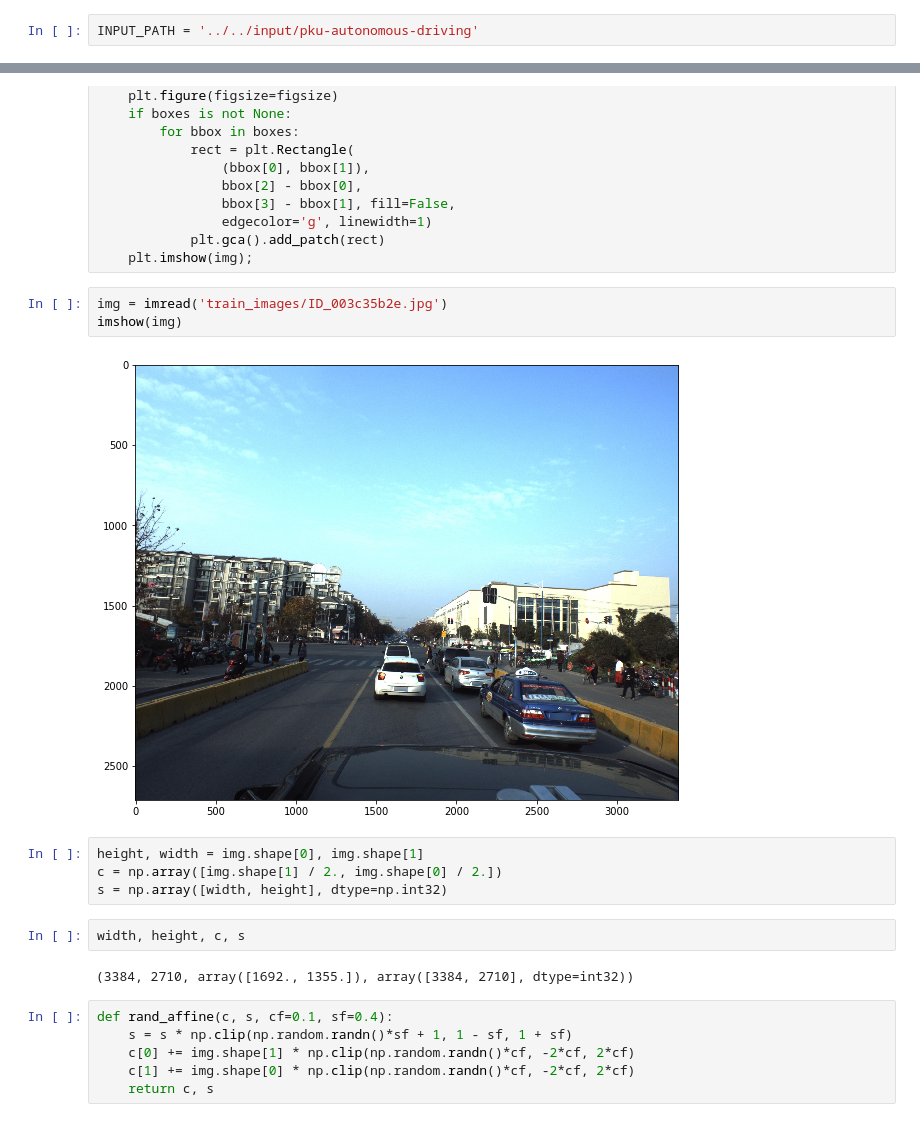
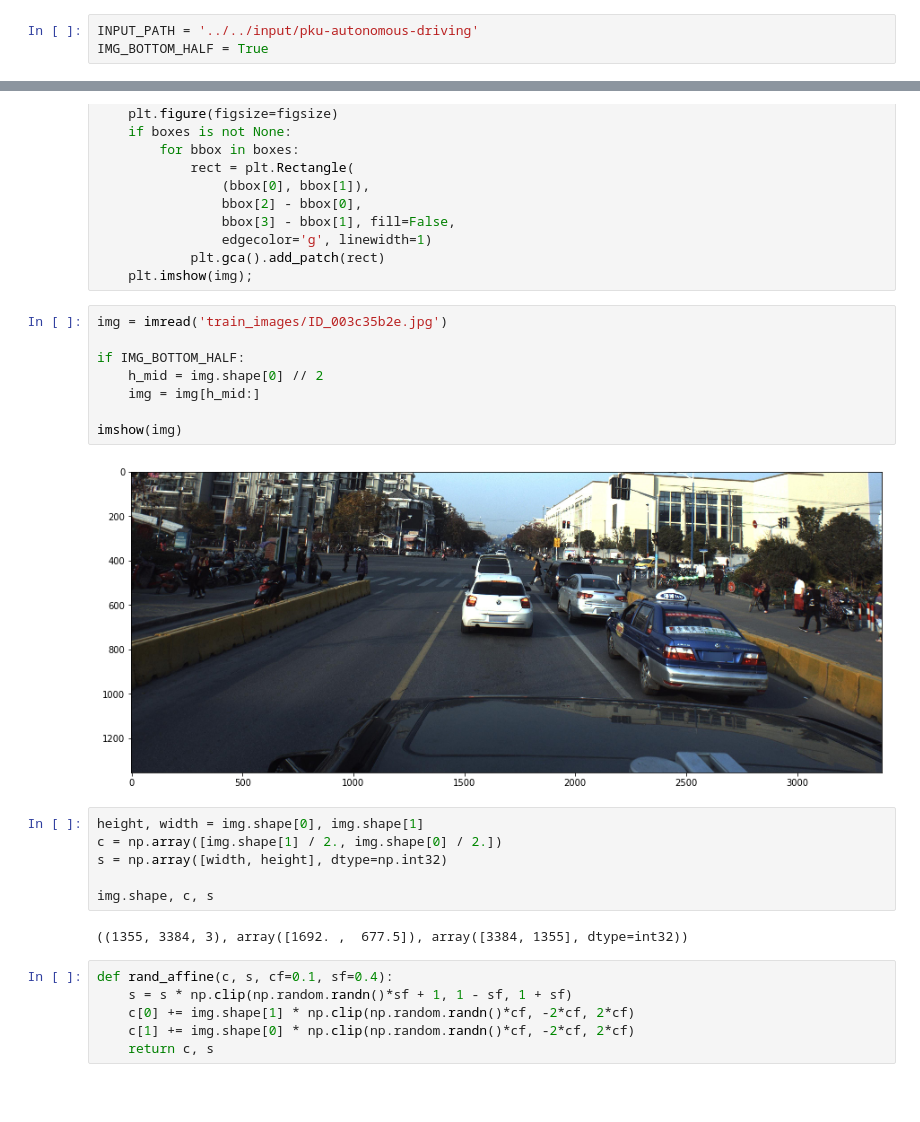
Before and after one commit to dmitry-vorobiev/kaggle-pku-autonomous-driving-centernet, a Jupyter notebook: notebooks/heatmap.ipynb, the cells around one changed output, grey strips where cells are left out. Cells and saved outputs as stored; diff of their text form; blank space fills up the shorter version.

Commit message:
visualise heatmaps for halved images

```diff
--- a/notebooks/heatmap.ipynb
+++ b/notebooks/heatmap.ipynb
@@ -10,3 +10,4 @@ import matplotlib.pyplot as plt
 from collections import namedtuple, OrderedDict
 # %%
 INPUT_PATH = '../../input/pku-autonomous-driving'
+IMG_BOTTOM_HALF = True
@@ -156,17 +144,22 @@ def imshow(img, boxes=None, figsize=(15,8)):
     plt.imshow(img);
 # %%
 img = imread('train_images/ID_003c35b2e.jpg')
+
+if IMG_BOTTOM_HALF:
+    h_mid = img.shape[0] // 2
+    img = img[h_mid:]
+
 imshow(img)
 # %% [output]
-[figure, old version]
+[figure, new version]
 # %%
 height, width = img.shape[0], img.shape[1]
 c = np.array([img.shape[1] / 2., img.shape[0] / 2.])
 s = np.array([width, height], dtype=np.int32)
+
+img.shape, c, s
+# %% [output]
+((1355, 3384, 3), array([1692. ,  677.5]), array([3384, 1355], dtype=int32))
-# %%
-width, height, c, s
-# %% [output]
-(3384, 2710, array([1692., 1355.]), array([3384, 2710], dtype=int32))
 # %%
 def rand_affine(c, s, cf=0.1, sf=0.4):
     s = s * np.clip(np.random.randn()*sf + 1, 1 - sf, 1 + sf)
```
Also changed, not shown: parts of 8 cells of this notebook.
